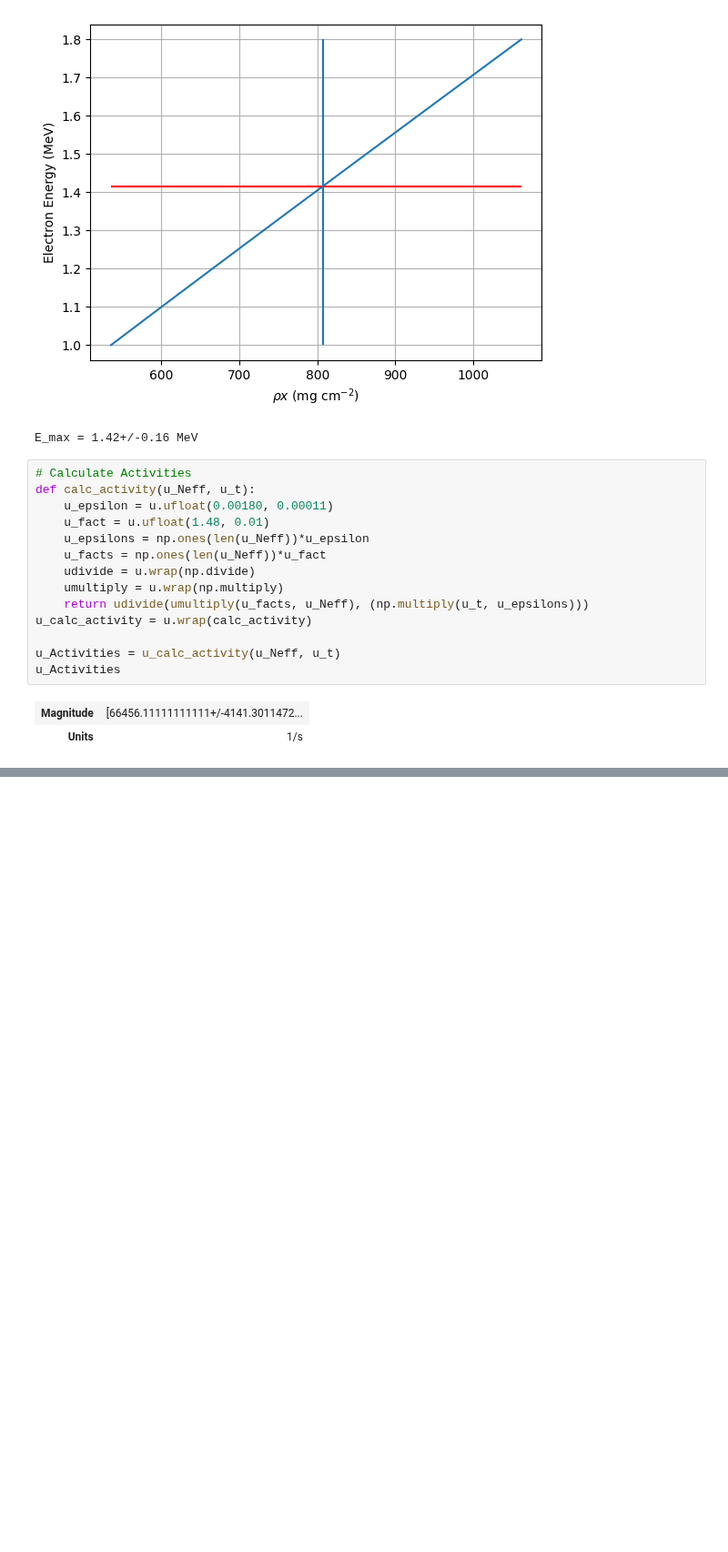
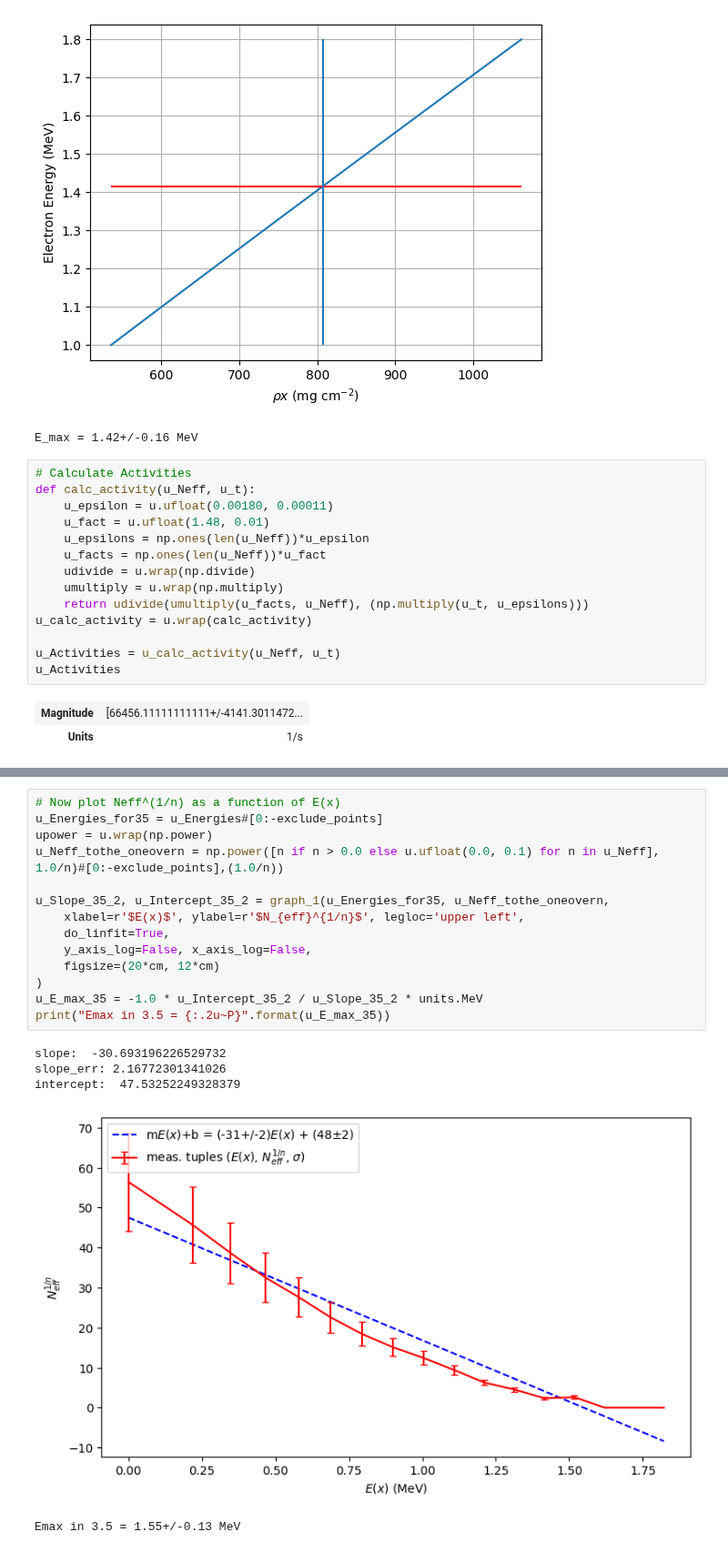
Before and after one commit to dominikrosser/praktikum_p1, a Jupyter notebook: 41_BetaDecay/beta_decay_4.ipynb, the cells around one changed output, grey strips where cells are left out. Shown at 91% size. Cells and saved outputs as stored; diff of their text form; blank space fills up the shorter version.

```diff
--- a/41_BetaDecay/beta_decay_4.ipynb
+++ b/41_BetaDecay/beta_decay_4.ipynb
@@ -254,0 +293,20 @@ d) Emax from Eq. 4 = NotImplemented
+# %%
+# Now plot Neff^(1/n) as a function of E(x)
+u_Energies_for35 = u_Energies#[0:-exclude_points]
+upower = u.wrap(np.power)
+u_Neff_tothe_oneovern = np.power([n if n > 0.0 else u.ufloat(0.0, 0.1) for n in u_Neff], 1.0/n)#[0:-exclude_points],(1.0/n))
+
+u_Slope_35_2, u_Intercept_35_2 = graph_1(u_Energies_for35, u_Neff_tothe_oneovern,
+    xlabel=r'$E(x)$', ylabel=r'$N_{eff}^{1/n}$', legloc='upper left',
+    do_linfit=True,
+    y_axis_log=False, x_axis_log=False,
+    figsize=(20*cm, 12*cm)
+)
+u_E_max_35 = -1.0 * u_Intercept_35_2 / u_Slope_35_2 * units.MeV
+print("Emax in 3.5 = {:.2u~P}".format(u_E_max_35))
+# %% [output]
+slope:  -30.693196226529732
+slope_err: 2.16772301341026
+intercept:  47.53252249328379
+[figure, added]
+Emax in 3.5 = 1.55+/-0.13 MeV
```
Also changed, not shown: parts of 8 cells of this notebook, 1 other file.
